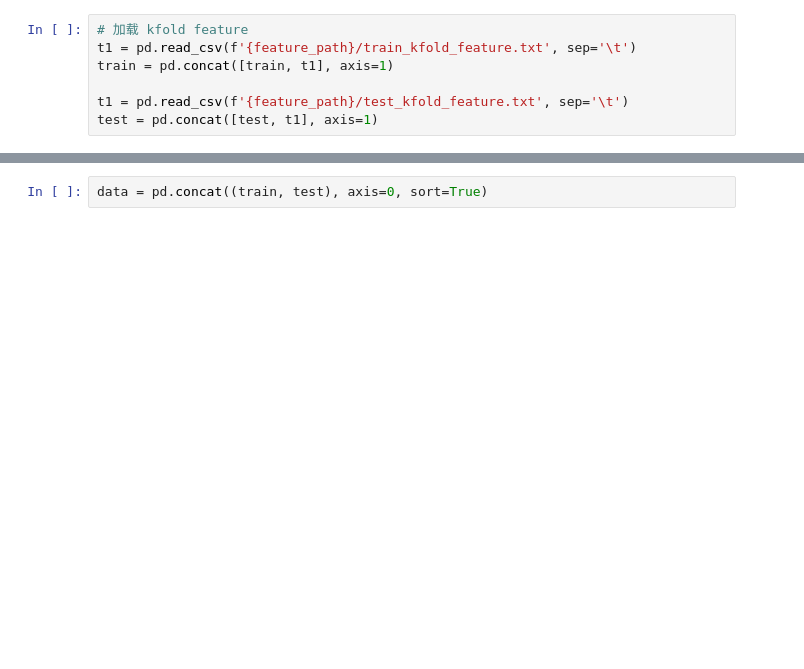
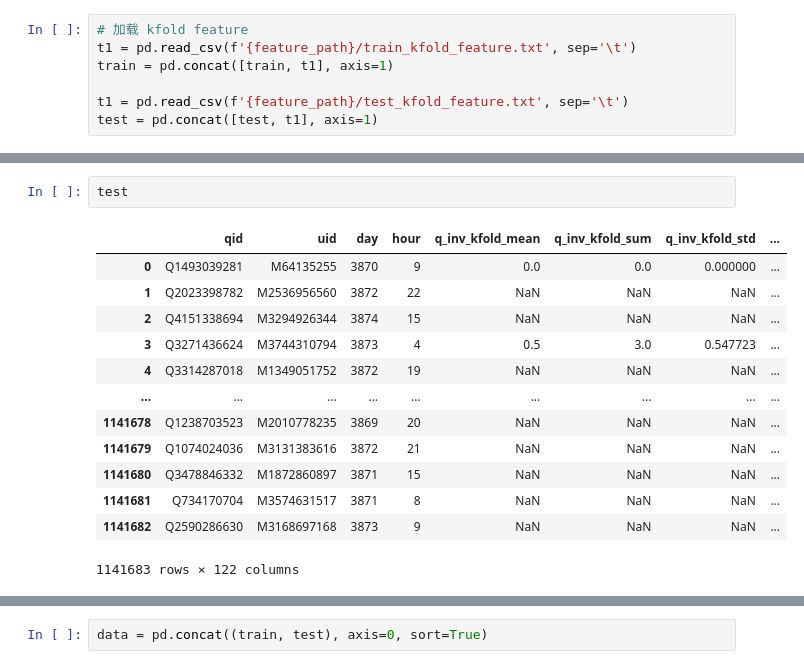
Before and after one commit to goodbyeearth/zhcup, a Jupyter notebook: lgb.ipynb, the cells around one changed output, grey strips where cells are left out. Drawn from its saved outputs; the diff is of its cells as text; blank space fills up the shorter version.

```diff
--- a/lgb.ipynb
+++ b/lgb.ipynb
@@ -57,3 +68,19 @@ Index(['qid', 'uid', 'label', 'day', 'hour', 'q_inv_kfold_mean',
+# %%
+test
+# %% [output]
+|  | qid | uid | day | hour | q_inv_kfold_mean | q_inv_kfold_sum | q_inv_kfold_std | ... |
+| 0 | Q1493039281 | M64135255 | 3870 | 9 | 0.0 | 0.0 | 0.000000 | ... |
+| 1 | Q2023398782 | M2536956560 | 3872 | 22 | NaN | NaN | NaN | ... |
+| 2 | Q4151338694 | M3294926344 | 3874 | 15 | NaN | NaN | NaN | ... |
+| 3 | Q3271436624 | M3744310794 | 3873 | 4 | 0.5 | 3.0 | 0.547723 | ... |
+| 4 | Q3314287018 | M1349051752 | 3872 | 19 | NaN | NaN | NaN | ... |
+| ... | ... | ... | ... | ... | ... | ... | ... | ... |
+| 1141678 | Q1238703523 | M2010778235 | 3869 | 20 | NaN | NaN | NaN | ... |
+| 1141679 | Q1074024036 | M3131383616 | 3872 | 21 | NaN | NaN | NaN | ... |
+| 1141680 | Q3478846332 | M1872860897 | 3871 | 15 | NaN | NaN | NaN | ... |
+| 1141681 | Q734170704 | M3574631517 | 3871 | 8 | NaN | NaN | NaN | ... |
+| 1141682 | Q2590286630 | M3168697168 | 3873 | 9 | NaN | NaN | NaN | ... |
+1141683 rows × 122 columns
 # %%
 # 加载用户
 user = pd.read_csv(f'{base_path}/member_info_0926.txt', header=None, sep='\t')
```
Also changed, not shown: parts of 13 cells of this notebook, 3 other files.
